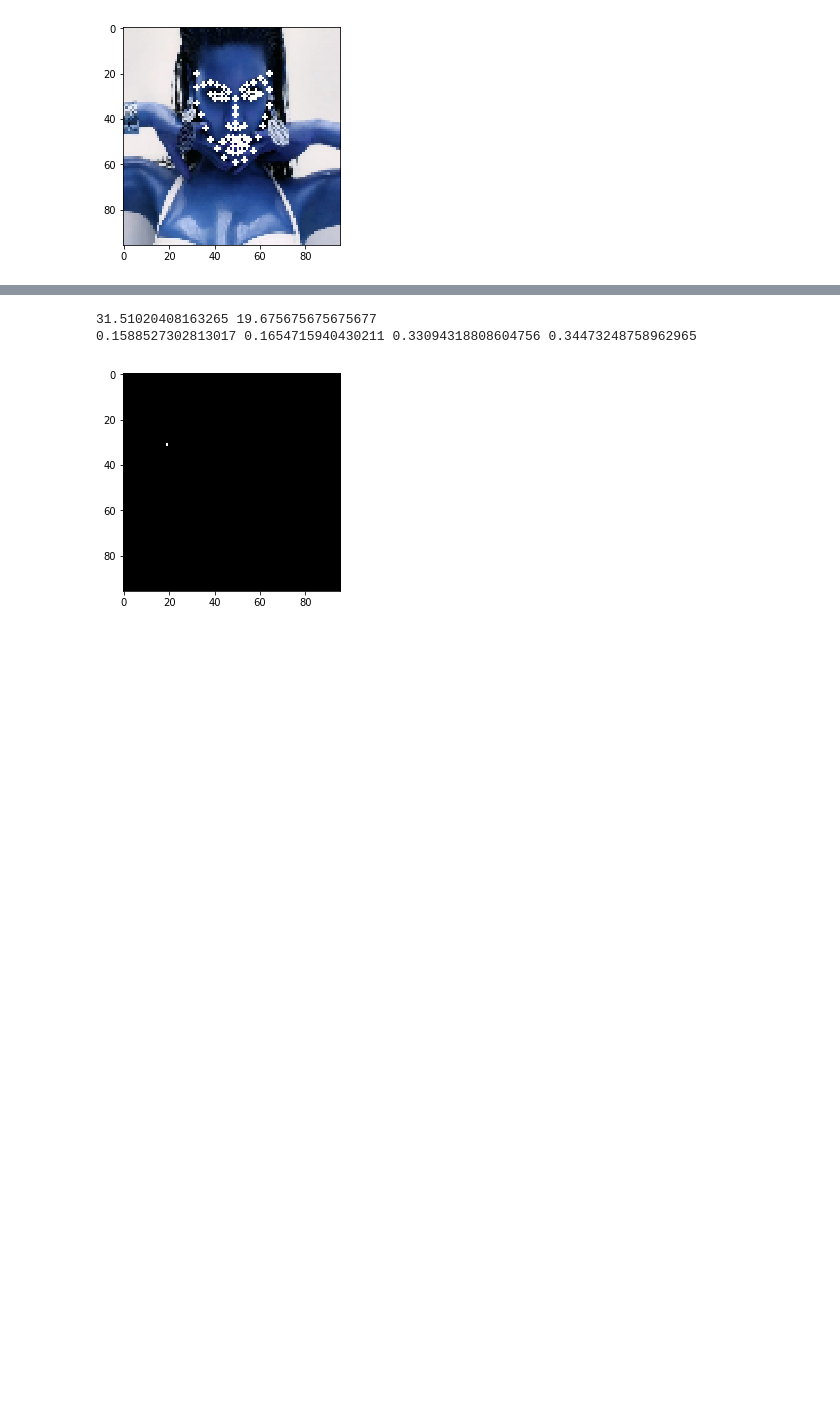
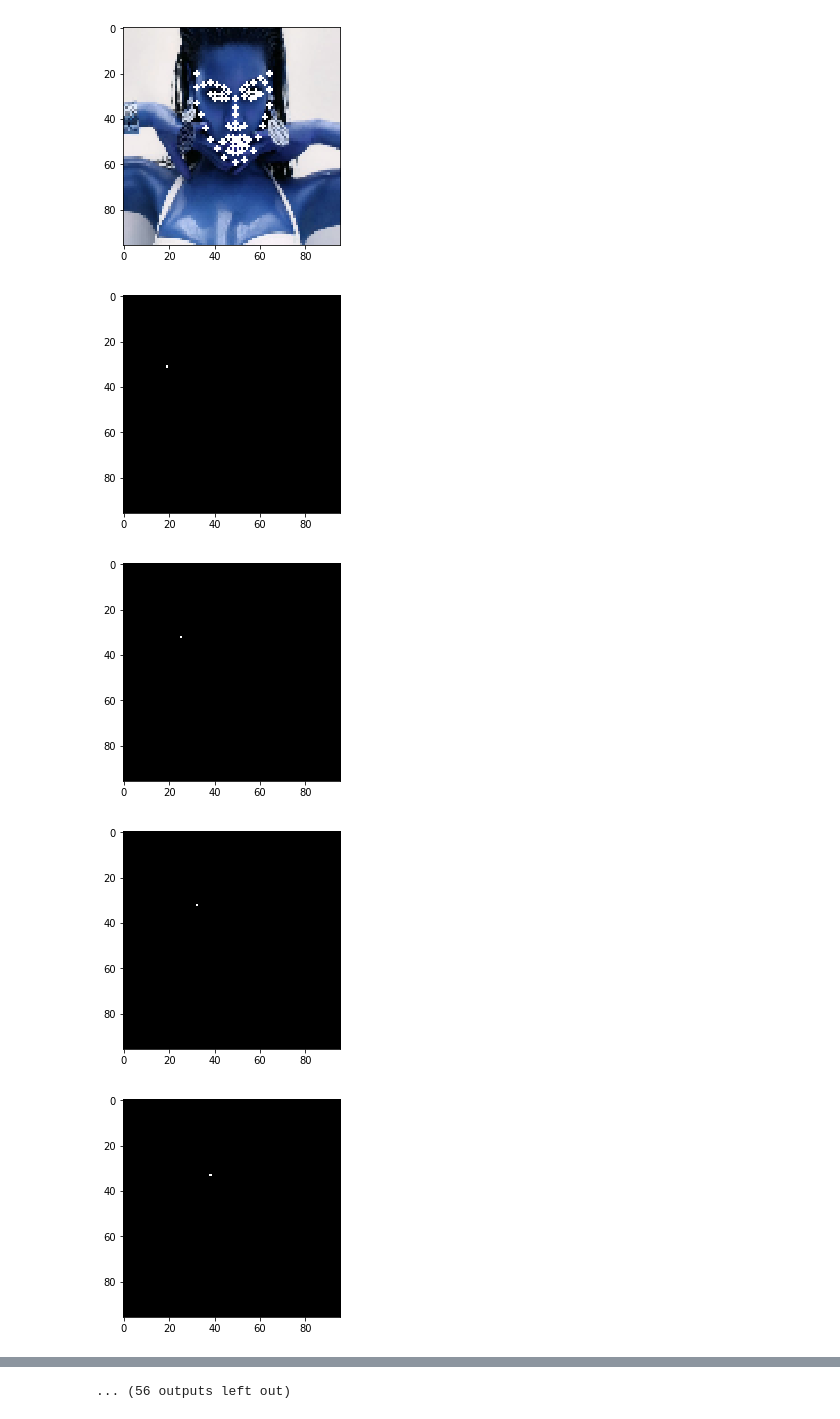
Before and after one commit to Curiousss/FLD, a Jupyter notebook: Main.ipynb, the cells around one changed output, grey strips where cells are left out. Saved outputs shown, nothing was run; the diff lists cells and outputs as text; code cells hidden in the pictures; blank space fills up the shorter version.

```diff
--- a/Main.ipynb
+++ b/Main.ipynb
@@ -88,18 +88,19 @@ def bilinear_interpolation(x, y):
 # %%
 nlandmarks = len(new_points)
 #print(nlandmarks)
-heatmap = []
+landmarks = []
 i = 0
 for p in new_points:
-    bilinear_interpolation(p[0], p[1])
-    heatmap.append(np.zeros((96, 96, 1), np.uint8))
-
+    landmarks.append(np.zeros((96, 96, 1), np.uint8))
     x = int(p[0])
     y = int(p[1])
-    heatmap[i][x][y][0] = 1 # 255 WHite
+    landmarks[i][x][y][0] = 255 #WHite
 
-    plt.imshow(heatmap[i].squeeze(), cmap='Greys_r')
+    plt.imshow(landmarks[i].squeeze(), cmap='Greys_r')
     plt.show()
     i = i+1
-    break
 # %% [output]
+[figure]
+[figure, added]
+[figure, added]
+[figure, added]
@@ -106,6 +115,4 @@ for p in new_points:
-31.51020408163265 19.675675675675677
-0.1588527302813017 0.1654715940430211 0.33094318808604756 0.34473248758962965
+... (56 outputs left out)
-[figure]
 # %%
 import numpy as np
 f = open(r'C:\Users\Meers\Documents\Techie\InkersIntern\Phase2\Merget\Merget\network\config\kernel45.txt')
```
Also changed, not shown: parts of 6 cells of this notebook.
